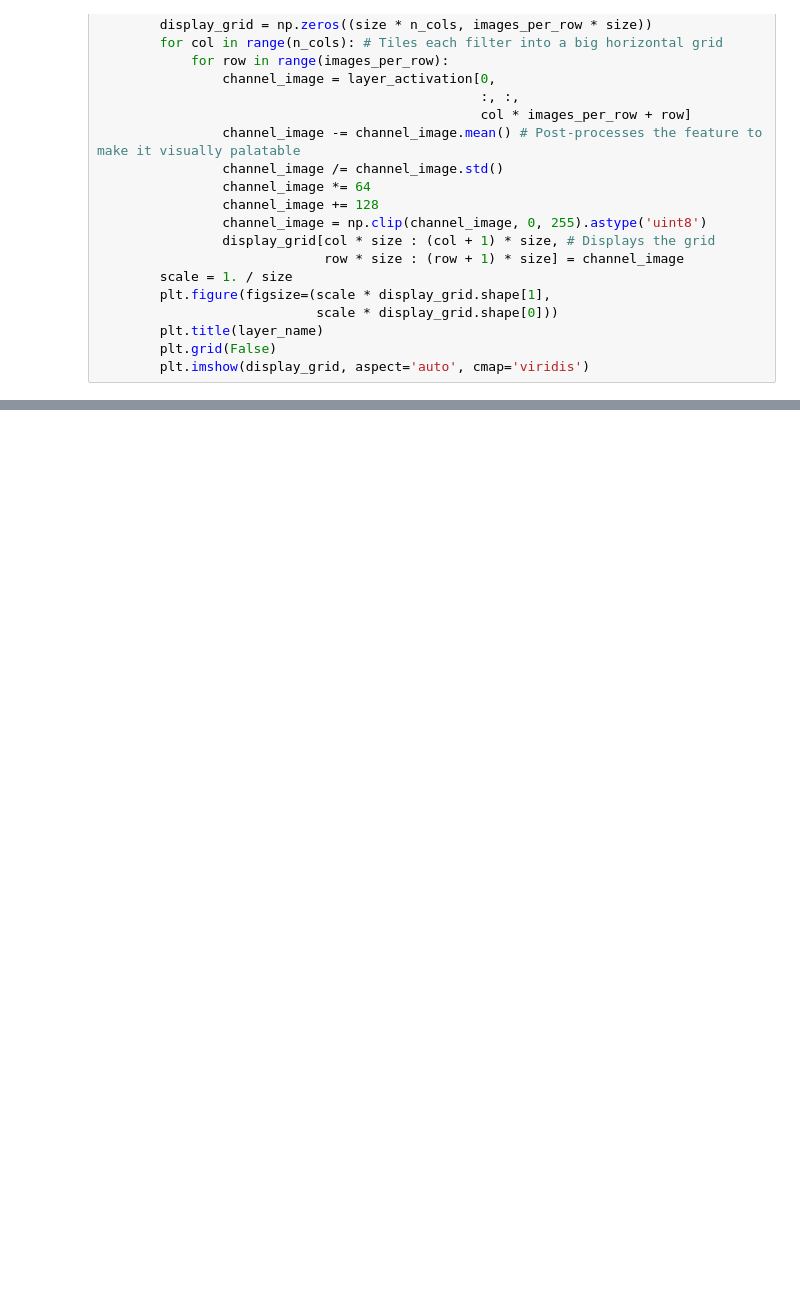
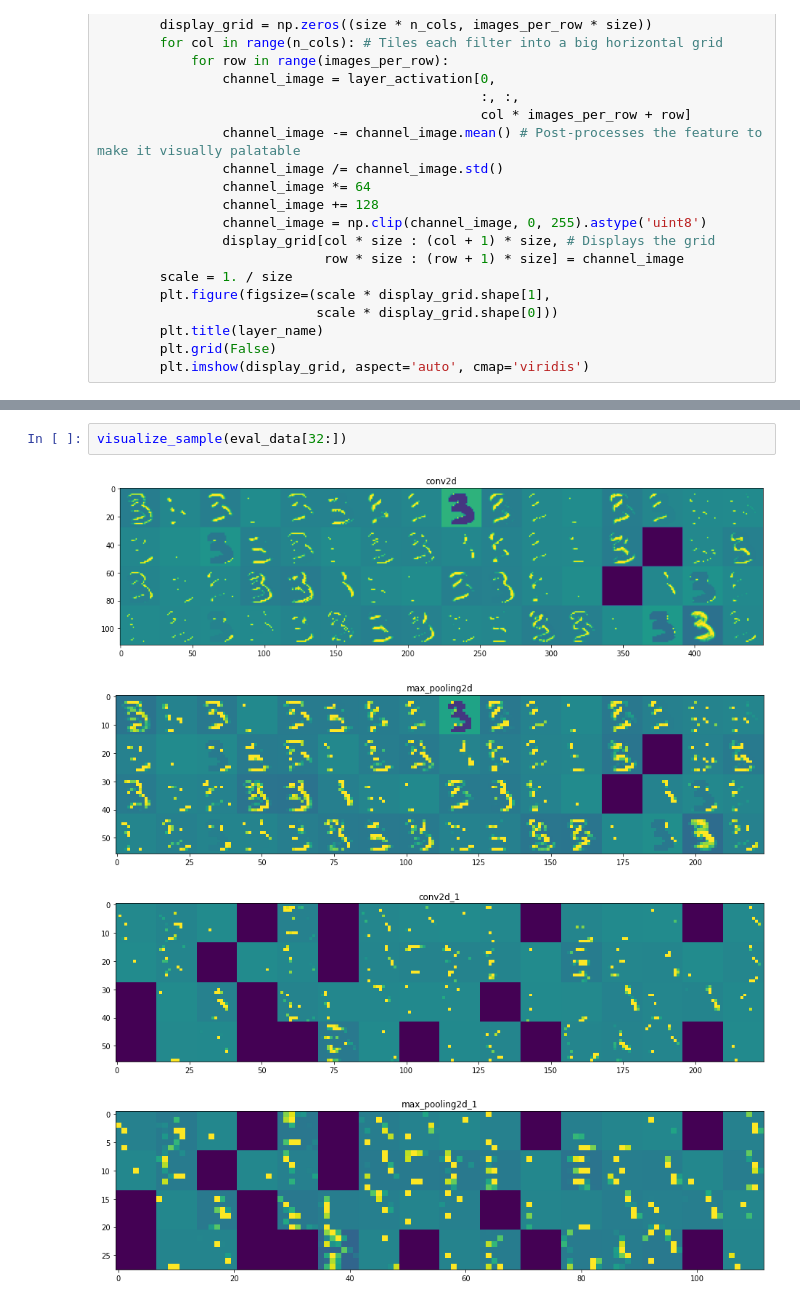
Before and after one commit to scottbing/SB_BSSD5350_Hwk9.1, a Jupyter notebook: SB_5350_Small_Notebook91.ipynb, the cells around one changed output, grey strips where cells are left out. Drawn from its saved outputs; the diff is of its cells as text; blank space fills up the shorter version.

```diff
--- a/SB_5350_Small_Notebook91.ipynb
+++ b/SB_5350_Small_Notebook91.ipynb
@@ -189,0 +119,7 @@ visualize_sample(eval_data[2:])
+# %%
+visualize_sample(eval_data[32:])
+# %% [output]
+[figure, added]
+[figure, added]
+[figure, added]
+[figure, added]
```
Also changed, not shown: parts of 12 cells of this notebook, 1 other file.
